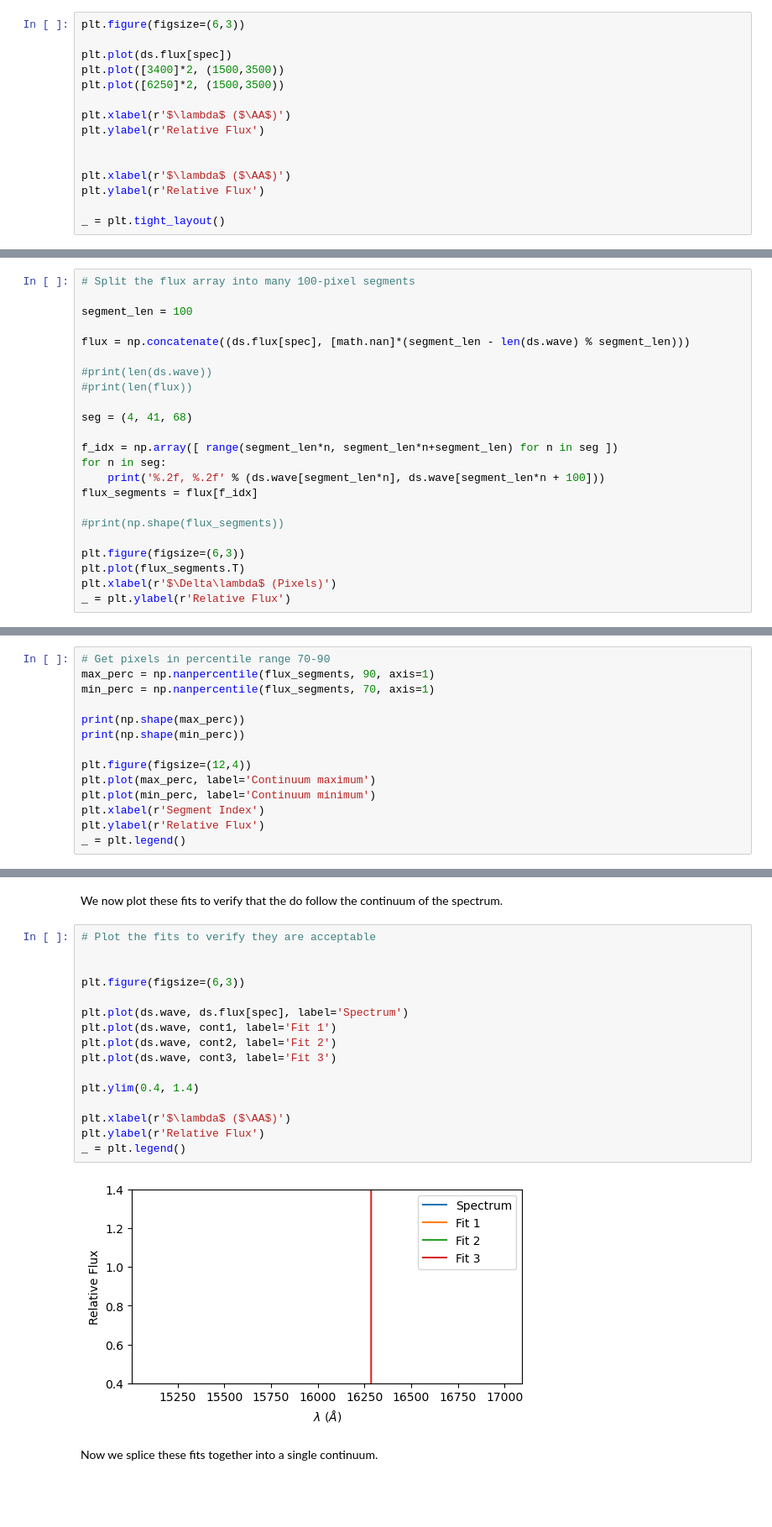
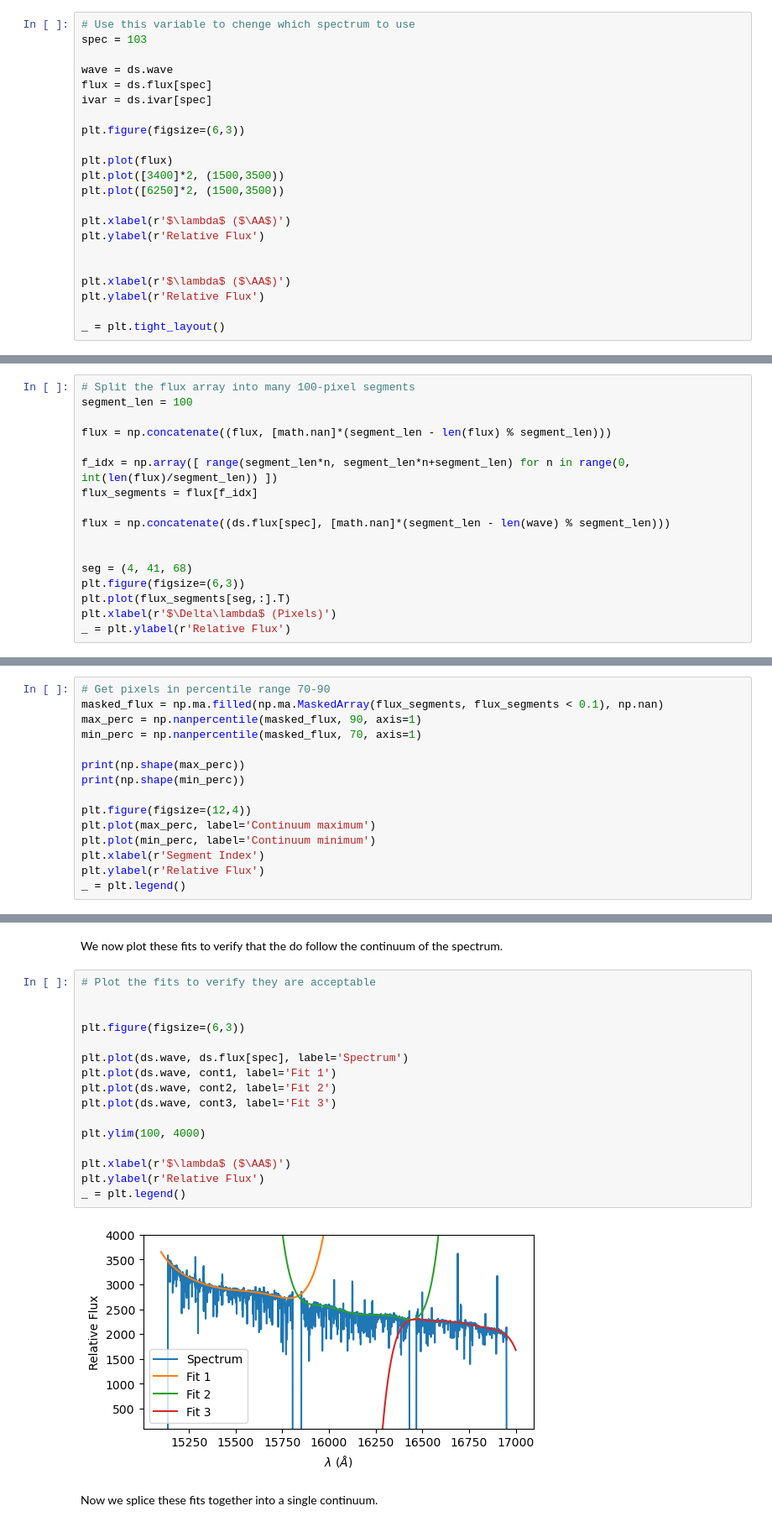
Before and after one commit to josephhand/BSRC-ALIAS, a Jupyter notebook: scratch/03_continuum_normalize.ipynb, the cells around one changed output, grey strips where cells are left out. Shown at 84% size. Cells and saved outputs as stored; diff of their text form; blank space fills up the shorter version.

```diff
--- a/scratch/03_continuum_normalize.ipynb
+++ b/scratch/03_continuum_normalize.ipynb
@@ -31,9 +29,16 @@ ds = alias.loadDataset(files)
 # %% [markdown]
 As the APOGEE spectra are divided across multiple CCDs, with small gaps in between them, it is beneficial to normalize each one individually, by plotting the spectra, the two gaps were determined to exist at pixel indices 3400 and 6250
 # %%
+# Use this variable to chenge which spectrum to use
+spec = 103
+
+wave = ds.wave
+flux = ds.flux[spec]
+ivar = ds.ivar[spec]
+
 plt.figure(figsize=(6,3))
 
-plt.plot(ds.flux[spec])
+plt.plot(flux)
 plt.plot([3400]*2, (1500,3500))
 plt.plot([6250]*2, (1500,3500))
 
@@ -73,25 +76,19 @@ The first step is to select continuum pixels. For a small number of spectra, thi
 The way this is done is by dividing the spectrum up into small pieces and finding pixels within a certain percentile range. Shown below is the spectrum folded into 100 pixel segments, each of which will be processes separately.
 # %%
 # Split the flux array into many 100-pixel segments
-
 segment_len = 100
 
-flux = np.concatenate((ds.flux[spec], [math.nan]*(segment_len - len(ds.wave) % segment_len)))
+flux = np.concatenate((flux, [math.nan]*(segment_len - len(flux) % segment_len)))
 
-#print(len(ds.wave))
-#print(len(flux))
+f_idx = np.array([ range(segment_len*n, segment_len*n+segment_len) for n in range(0, int(len(flux)/segment_len)) ])
+flux_segments = flux[f_idx]
+
+flux = np.concatenate((ds.flux[spec], [math.nan]*(segment_len - len(wave) % segment_len)))
+
 
 seg = (4, 41, 68)
-
-f_idx = np.array([ range(segment_len*n, segment_len*n+segment_len) for n in seg ])
-for n in seg:
-    print('%.2f, %.2f' % (ds.wave[segment_len*n], ds.wave[segment_len*n + 100]))
-flux_segments = flux[f_idx]
-
-#print(np.shape(flux_segments))
-
 plt.figure(figsize=(6,3))
-plt.plot(flux_segments.T)
+plt.plot(flux_segments[seg,:].T)
 plt.xlabel(r'$\Delta\lambda$ (Pixels)')
 _ = plt.ylabel(r'Relative Flux')
 # %% [output]
@@ -105,8 +99,9 @@ We now find the 70th and 90th percentiles of flux within each segment. Pixels ly
 Below we plot the percentile ranges found for each segment, as expected, they follow the same overall shape of the original spectrum.
 # %%
 # Get pixels in percentile range 70-90
-max_perc = np.nanpercentile(flux_segments, 90, axis=1)
-min_perc = np.nanpercentile(flux_segments, 70, axis=1)
+masked_flux = np.ma.filled(np.ma.MaskedArray(flux_segments, flux_segments < 0.1), np.nan)
+max_perc = np.nanpercentile(masked_flux, 90, axis=1)
+min_perc = np.nanpercentile(masked_flux, 70, axis=1)
 
 print(np.shape(max_perc))
 print(np.shape(min_perc))
@@ -190,21 +185,21 @@ We now plot these fits to verify that the do follow the continuum of the spectru
 # %%
 # Plot the fits to verify they are acceptable
 
 
 plt.figure(figsize=(6,3))
 
 plt.plot(ds.wave, ds.flux[spec], label='Spectrum')
 plt.plot(ds.wave, cont1, label='Fit 1')
 plt.plot(ds.wave, cont2, label='Fit 2')
 plt.plot(ds.wave, cont3, label='Fit 3')
 
-plt.ylim(0.4, 1.4)
+plt.ylim(100, 4000)
 
 plt.xlabel(r'$\lambda$ ($\AA$)')
 plt.ylabel(r'Relative Flux')
 _ = plt.legend()
 # %% [output]
-[figure, old version]
+[figure, new version]
 # %% [markdown]
 Now we splice these fits together into a single continuum.
 # %%
```
Also changed, not shown: parts of 14 cells of this notebook, 9 other files.
